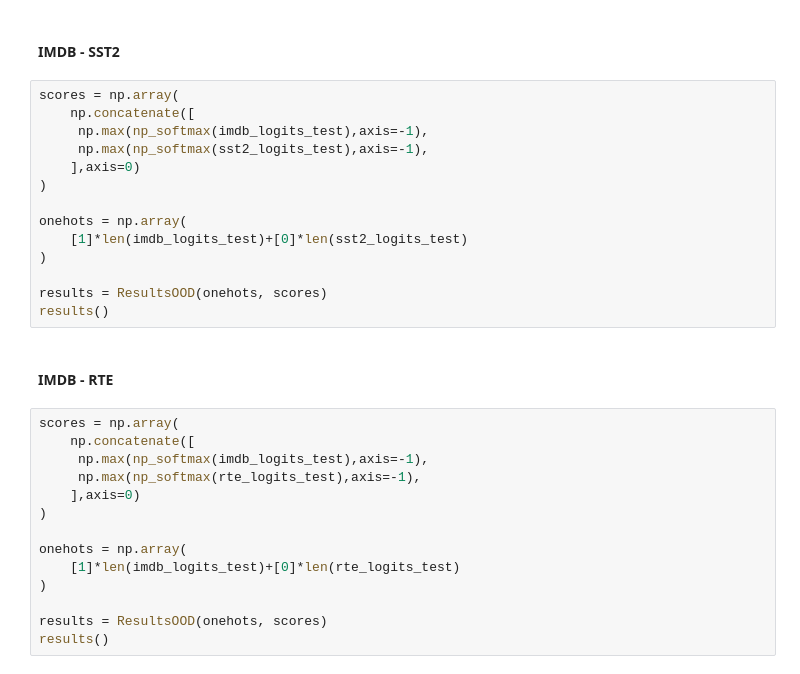
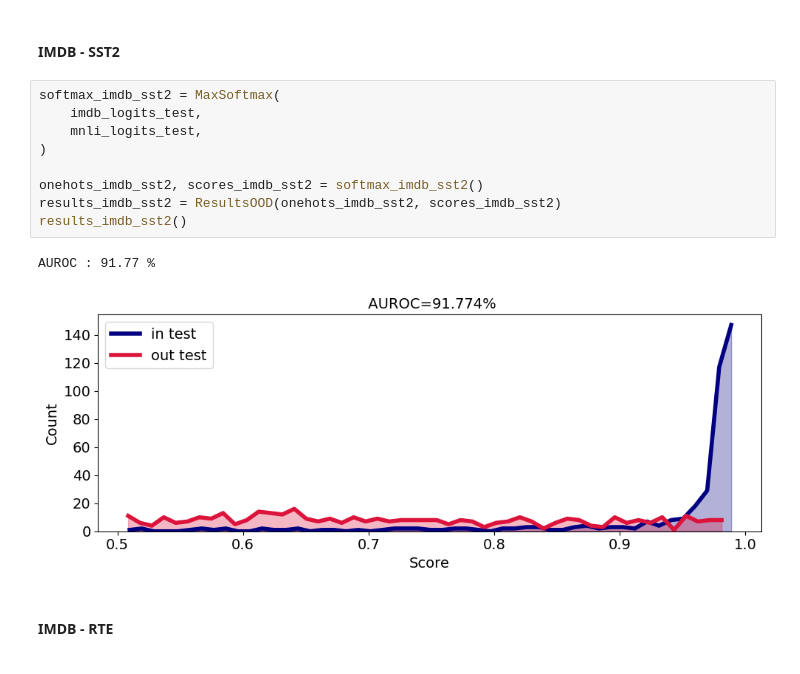
Before and after one commit to Julien2048/NLP_Project_OOD, a Jupyter notebook: Notebooks/get_metric_ood.ipynb, the cells around one changed output. Saved outputs shown, nothing was run; the diff lists cells and outputs as text.

```diff
--- a/Notebooks/get_metric_ood.ipynb
+++ b/Notebooks/get_metric_ood.ipynb
@@ -170,32 +195,16 @@ results()
 # %% [markdown]
 #### IMDB - SST2
-# %%
-scores = np.array(
-    np.concatenate([
-     np.max(np_softmax(imdb_logits_test),axis=-1),
-     np.max(np_softmax(sst2_logits_test),axis=-1),
-    ],axis=0)
-)
-
-onehots = np.array(
-    [1]*len(imdb_logits_test)+[0]*len(sst2_logits_test)
-)
-
-results = ResultsOOD(onehots, scores)
-results()
+# %%
+softmax_imdb_sst2 = MaxSoftmax(
+    imdb_logits_test,
+    mnli_logits_test,
+)
+
+onehots_imdb_sst2, scores_imdb_sst2 = softmax_imdb_sst2()
+results_imdb_sst2 = ResultsOOD(onehots_imdb_sst2, scores_imdb_sst2)
+results_imdb_sst2()
+# %% [output]
+AUROC : 91.77 %
+[figure, added]
 # %% [markdown]
 #### IMDB - RTE
-# %%
-scores = np.array(
-    np.concatenate([
-     np.max(np_softmax(imdb_logits_test),axis=-1),
-     np.max(np_softmax(rte_logits_test),axis=-1),
-    ],axis=0)
-)
-
-onehots = np.array(
-    [1]*len(imdb_logits_test)+[0]*len(rte_logits_test)
-)
-
-results = ResultsOOD(onehots, scores)
-results()
```
Also changed, not shown: parts of 19 cells of this notebook, 2 other files.
